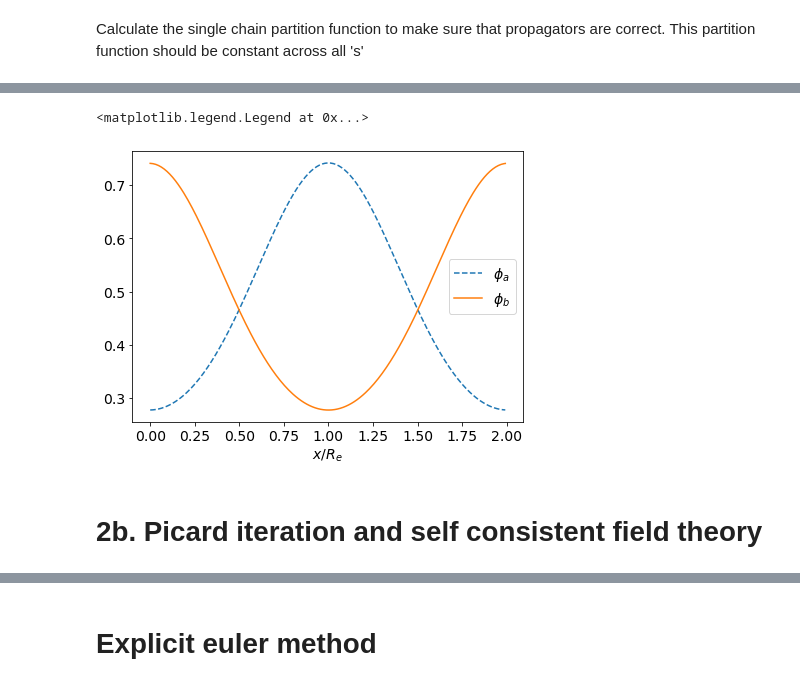
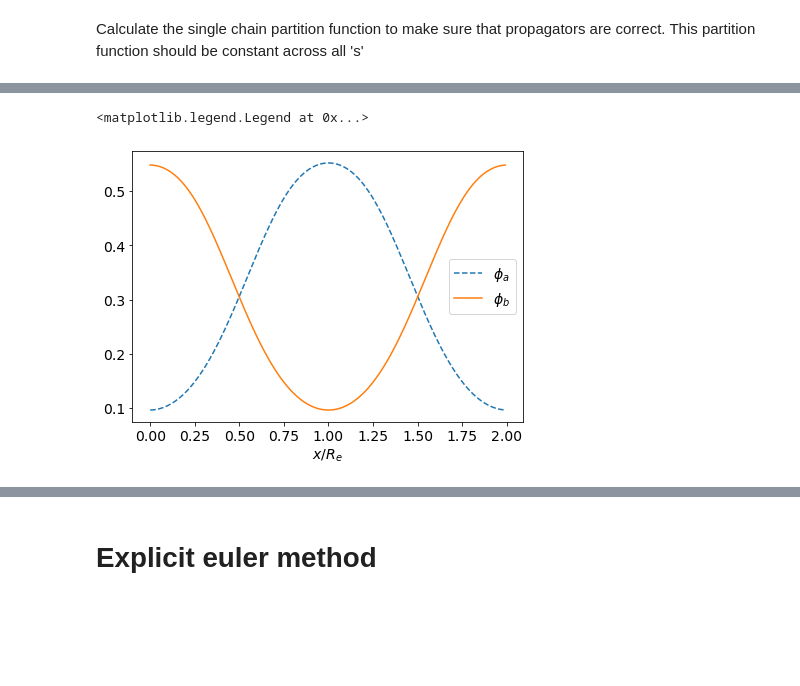
Before and after one commit to Ssalazar12/Physics, a Jupyter notebook: Self-Consistent Field Theory/Project 2 .ipynb, the cells around one changed output, grey strips where cells are left out. Drawn from its saved outputs; the diff is of its cells as text; code cells hidden in the pictures; blank space fills up the shorter version.

```diff
--- a/Self-Consistent Field Theory/Project 2 .ipynb
+++ b/Self-Consistent Field Theory/Project 2 .ipynb
@@ -102,15 +138,13 @@ plt.plot(Q_Q0)
 # %%
 prod_q = q*q_dag
-phi_a = (1/np.max(Q_Q0))*trapz(prod_q[:int(len(s)*f)], s[:int(len(s)*f)],axis=0)
-phi_b = (1/np.max(Q_Q0))*trapz(prod_q[int(len(s)*f):], s[int(len(s)*f):],axis=0)
+phi_a = (1/np.max(Q_Q0))*trapz(prod_q[:int(len(s)*F)], s[:int(len(s)*F)],axis=0)
+phi_b = (1/np.max(Q_Q0))*trapz(prod_q[int(len(s)*F):], s[int(len(s)*F):],axis=0)
 
 plt.figure(figsize=(7,5))
 plt.plot(x[:-1], phi_a[:-1], label='$\phi_a$',linestyle='dashed')
 plt.plot(x[:-1], phi_b[:-1],label='$\phi_b$')
 plt.xlabel(r'$x/R_e$')
 plt.legend()
 # %% [output]
 <matplotlib.legend.Legend at 0x...>
-[figure, old version]
+[figure, new version]
-# %% [markdown]
-# 2b. Picard iteration and self consistent field theory
```
Also changed, not shown: parts of 26 cells of this notebook.
